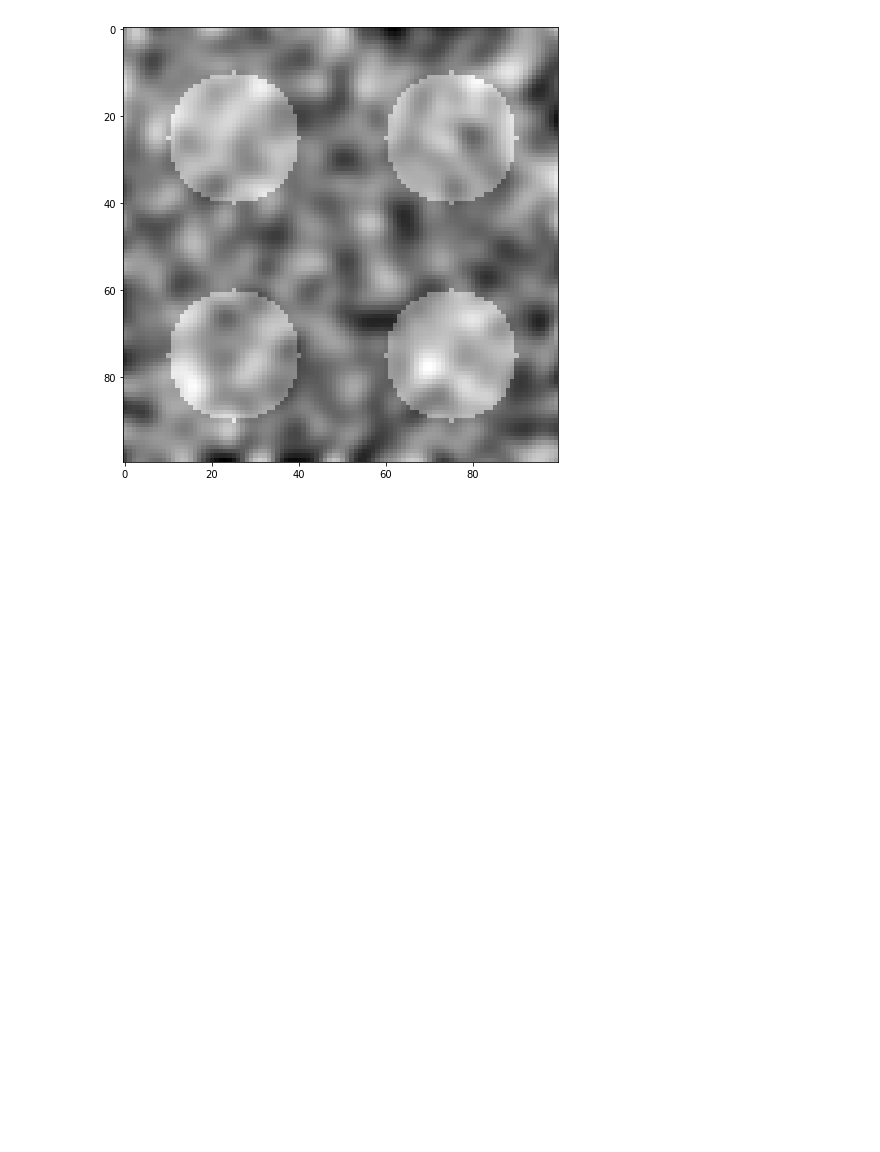
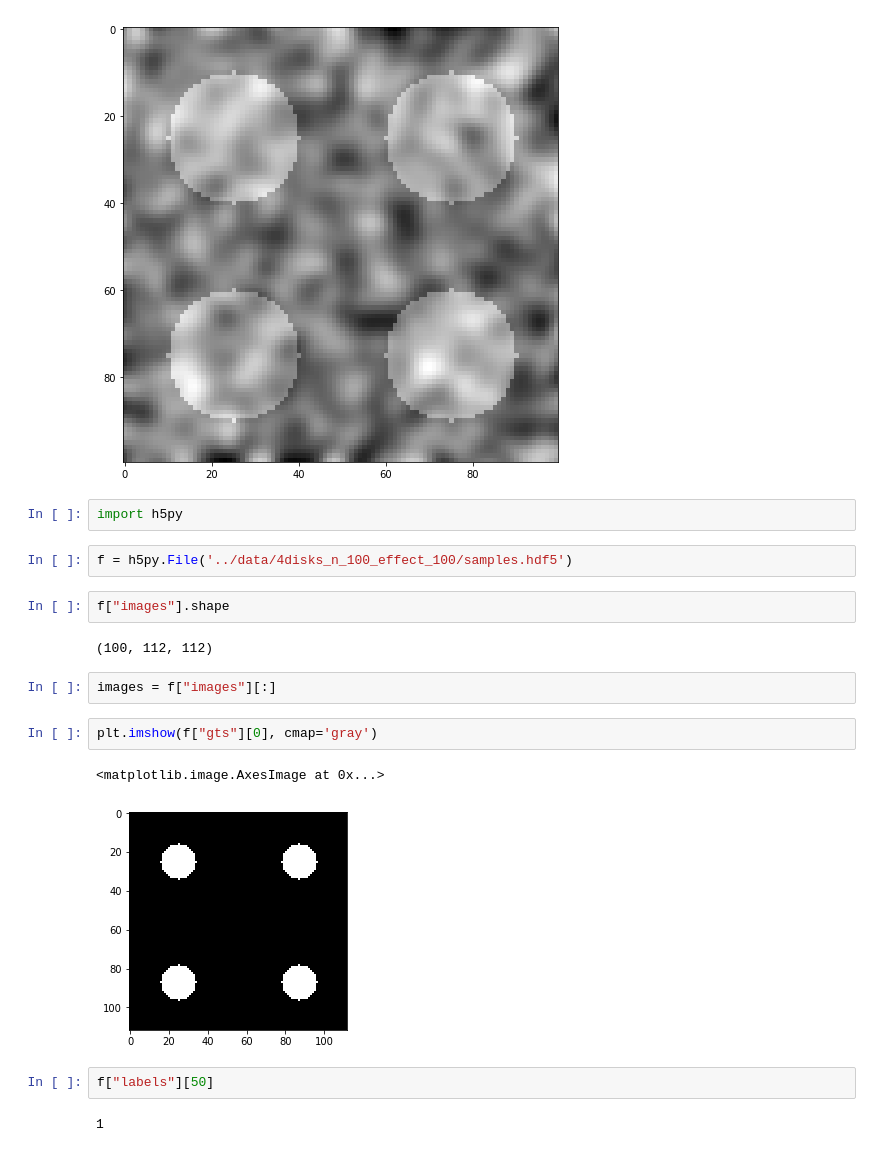
Before and after one commit to vwegmayr/brain-aging, a Jupyter notebook: notebooks/synthetic_playground.ipynb, the cells around one changed output. Cells and saved outputs as stored; diff of their text form; blank space fills up the shorter version.

```diff
--- a/notebooks/synthetic_playground.ipynb
+++ b/notebooks/synthetic_playground.ipynb
@@ -130,3 +130,22 @@ plt.imshow(im, cmap='gray')
 plt.show()
 # %% [output]
 [figure]
+# %%
+import h5py
+# %%
+f = h5py.File('../data/4disks_n_100_effect_100/samples.hdf5')
+# %%
+f["images"].shape
+# %% [output]
+(100, 112, 112)
+# %%
+images = f["images"][:]
+# %%
+plt.imshow(f["gts"][0], cmap='gray')
+# %% [output]
+<matplotlib.image.AxesImage at 0x...>
+[figure, added]
+# %%
+f["labels"][50]
+# %% [output]
+1
```
Also changed, not shown: parts of 6 cells of this notebook.
